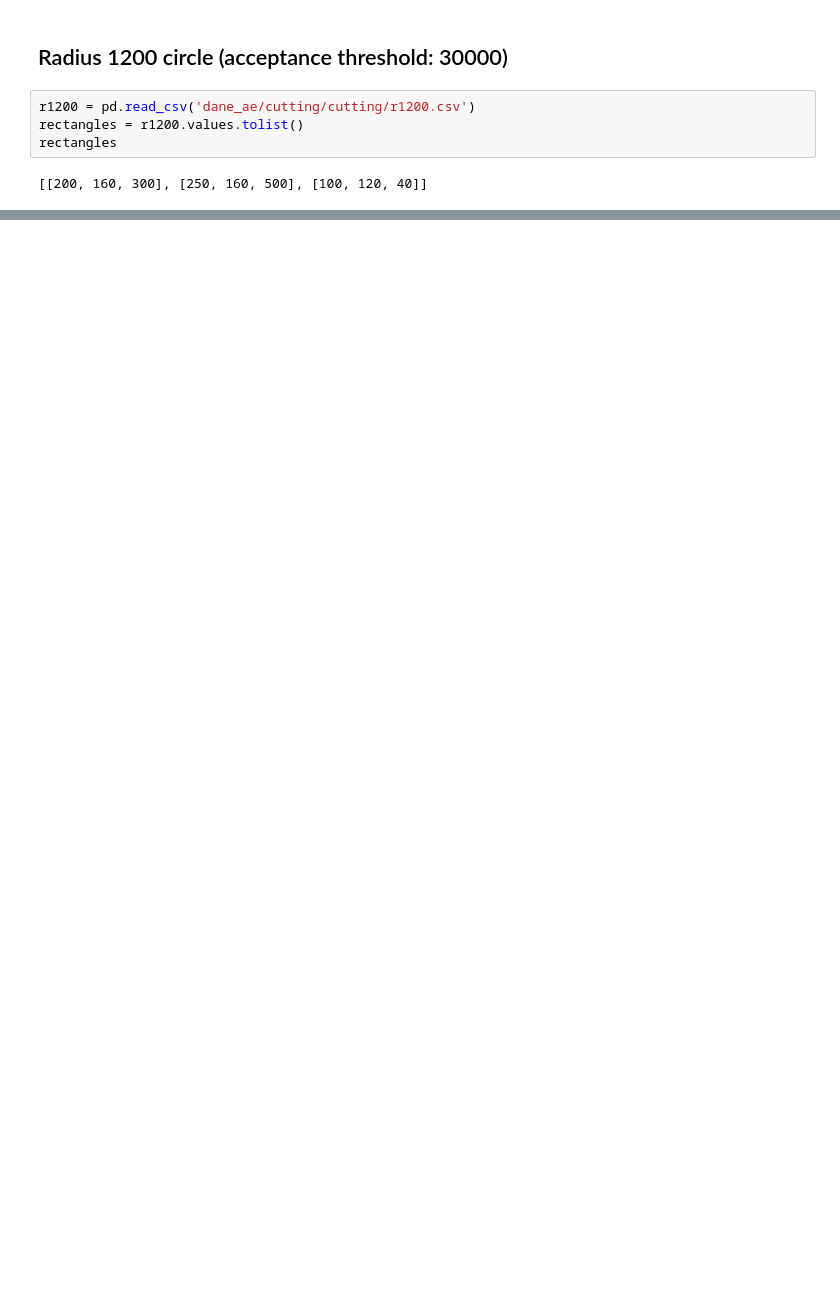
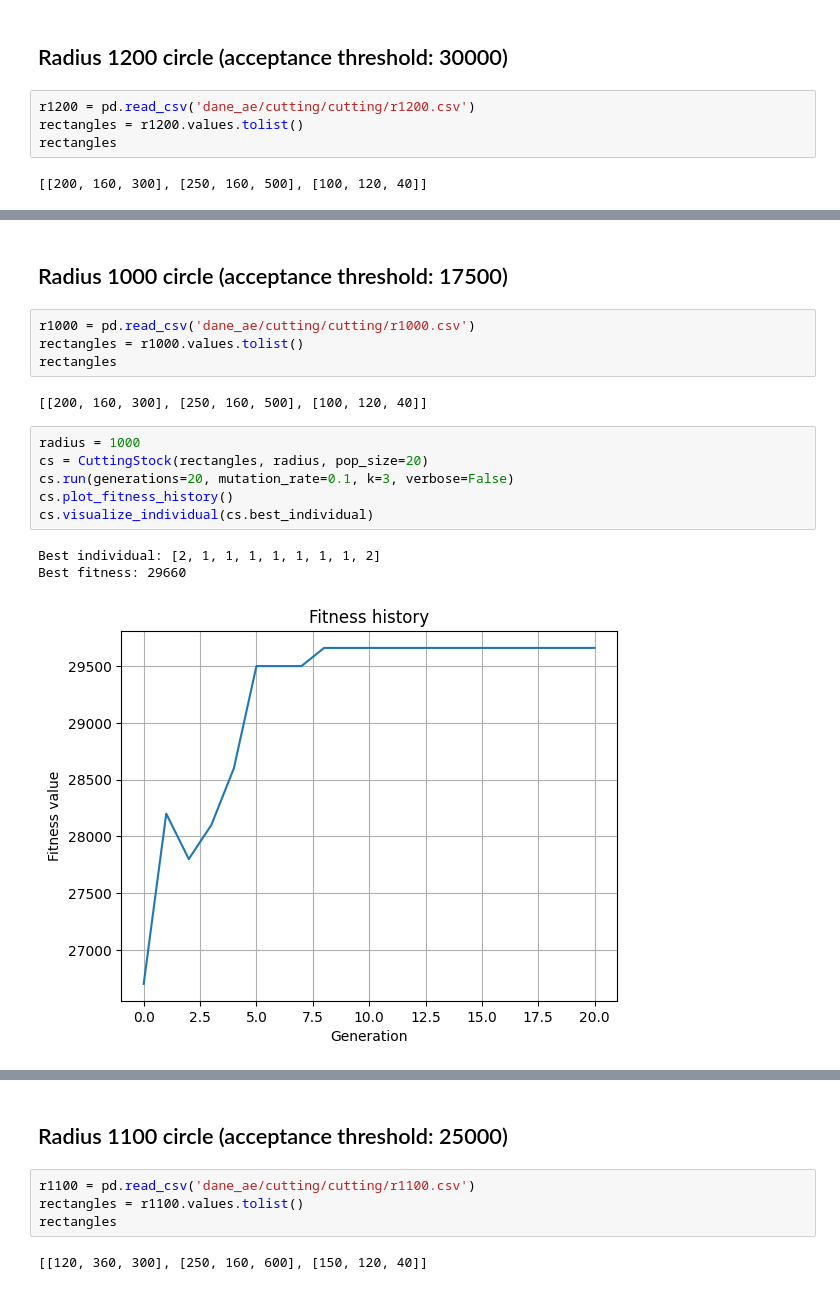
Before and after one commit to wojcikbart/NeuralNetworks, a Jupyter notebook: AE/ae2.ipynb, the cells around one changed output, grey strips where cells are left out. Saved outputs shown, nothing was run; the diff lists cells and outputs as text; blank space fills up the shorter version.

```diff
--- a/AE/ae2.ipynb
+++ b/AE/ae2.ipynb
@@ -217,0 +218,18 @@ Best fitness: 45160
+# %% [markdown]
+## Radius 1000 circle (acceptance threshold: 17500)
+# %%
+r1000 = pd.read_csv('dane_ae/cutting/cutting/r1000.csv')
+rectangles = r1000.values.tolist()
+rectangles
+# %% [output]
+[[200, 160, 300], [250, 160, 500], [100, 120, 40]]
+# %%
+radius = 1000
+cs = CuttingStock(rectangles, radius, pop_size=20)
+cs.run(generations=20, mutation_rate=0.1, k=3, verbose=False)
+cs.plot_fitness_history()
+cs.visualize_individual(cs.best_individual)
+# %% [output]
+Best individual: [2, 1, 1, 1, 1, 1, 1, 1, 2]
+Best fitness: 29660
+[figure, added]
@@ -217,0 +237,8 @@ Best fitness: 45160
+# %% [markdown]
+## Radius 1100 circle (acceptance threshold: 25000)
+# %%
+r1100 = pd.read_csv('dane_ae/cutting/cutting/r1100.csv')
+rectangles = r1100.values.tolist()
+rectangles
+# %% [output]
+[[120, 360, 300], [250, 160, 600], [150, 120, 40]]
```
Also changed, not shown: parts of 11 cells of this notebook.
